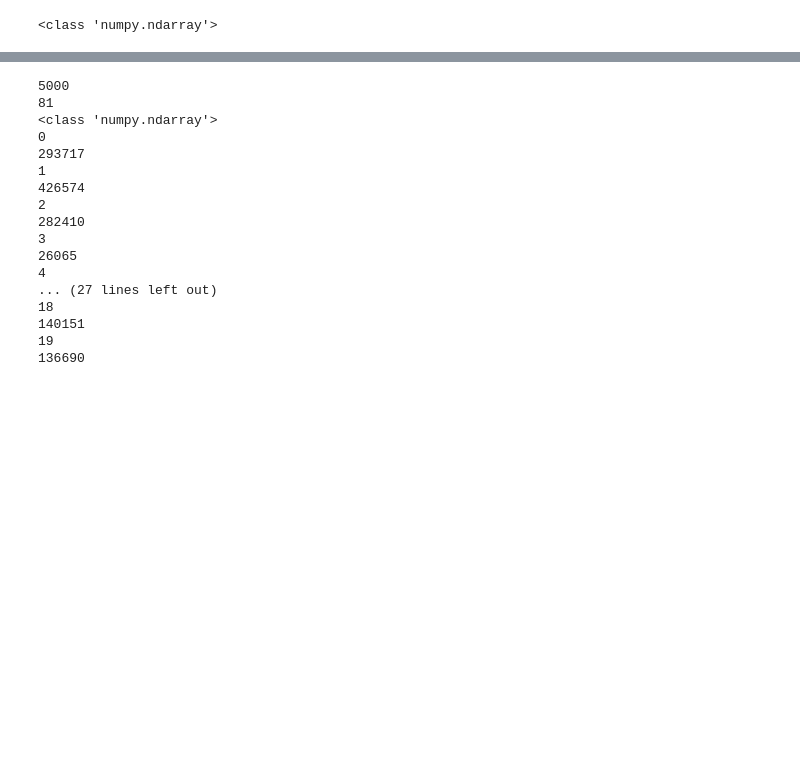
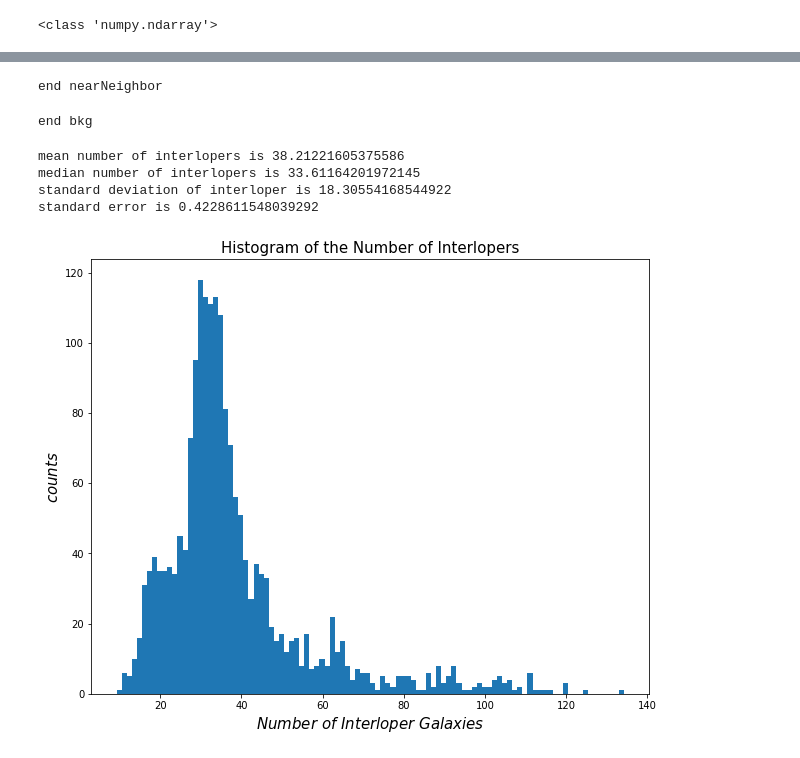
Before and after one commit to metownsend/LRG-Sats, a Jupyter notebook: function_tests.ipynb, the cells around one changed output, grey strips where cells are left out. Saved outputs shown, nothing was run; the diff lists cells and outputs as text; code cells hidden in the pictures; blank space fills up the shorter version.

```diff
--- a/function_tests.ipynb
+++ b/function_tests.ipynb
@@ -363,5 +335,5 @@ print(random_z_high[0:30])
 # %%
-DTT_Gyr, age_Gyr, zage_Gyr, DCMR_Mpc, DCMR_Gyr, DA_Mpc, DA_Gyr, kpc_DA, DL_Mpc, DL_Gyr, V_Gpc = cosmoCalcfunc(random_z_low)
+DTT_Gyr, age_Gyr, zage_Gyr, DCMR_Mpc, DCMR_Gyr, DA_Mpc, DA_Gyr, kpc_DA, DL_Mpc, DL_Gyr, V_Gpc = cosmoCalcfunc(zLRG)
 
 print("end cosmoCalc")
 # %% [output]
@@ -523,30 +489,20 @@ end nearNeighbor
 # %%
-print(len(index))
-print(len(index[0]))
+# print(len(index))
+# print(len(index[0]))
 
-index_arr = np.asarray(index)
-low_nearindex35 = index_arr[np.where((z_LRG >= 0.2) & (z_LRG < 0.35))]
-print(type(low_nearindex35))
+# index_arr = np.asarray(index)
+# low_nearindex35 = index_arr[np.where((z_LRG >= 0.2) & (z_LRG < 0.35))]
+# print(type(low_nearindex35))
 
-for i in range(len(low_nearindex35)):
-    print(i)
-    temp = np.asarray(low_nearindex35[i])
-    print(temp.max())
+# for i in range(len(low_nearindex35)):
+#     print(i)
+#     temp = np.asarray(low_nearindex35[i])
+#     print(temp.max())
-# %% [output]
-5000
-81
-<class 'numpy.ndarray'>
-0
-293717
-1
-426574
-2
-282410
-3
-26065
-4
-... (27 lines left out)
-18
-140151
-19
-136690
+# %%
+distance = 0.5 # must be in Mpc
+
+distance_kpc, near, gal_tree, dist, index, nn1 = nearNeighbor(distance, kpc_DA, raLRG, decLRG, raBKG, decBKG, zmagLRG, zmagBKG, rzcolorLRG, rzcolorBKG, grcolorLRG, grcolorBKG, nouse_edges)
+
+print('end nearNeighbor')
+# %% [output]
+end nearNeighbor
@@ -552,0 +616,24 @@ for i in range(len(low_nearindex35)):
+# %%
+inner_dist = 0.4 # in deg
+outer_dist = 0.5 # in deg
+
+
+# for new catalog
+
+Nbkg_new, indices_new, omega_new, localBKG_new = localBKG_and_interlopersHEALPix(nside, inner_dist, outer_dist, raLRG, decLRG, pixnums, zmag_total, rzcolor_total, grcolor_total, nouse_edges, distance_kpc, kpc_DA, percent_kept)
+
+omega = np.array(omega_new)
+
+print("end bkg")
+# %% [output]
+end bkg
+# %%
+totalNbkg(Nbkg_new)
+
+plt.show()
+# %% [output]
+mean number of interlopers is 38.21221605375586
+median number of interlopers is 33.61164201972145
+standard deviation of interloper is 18.30554168544922
+standard error is 0.4228611548039292
+[figure, added]
```
Also changed, not shown: parts of 16 cells of this notebook, 3 other files.
